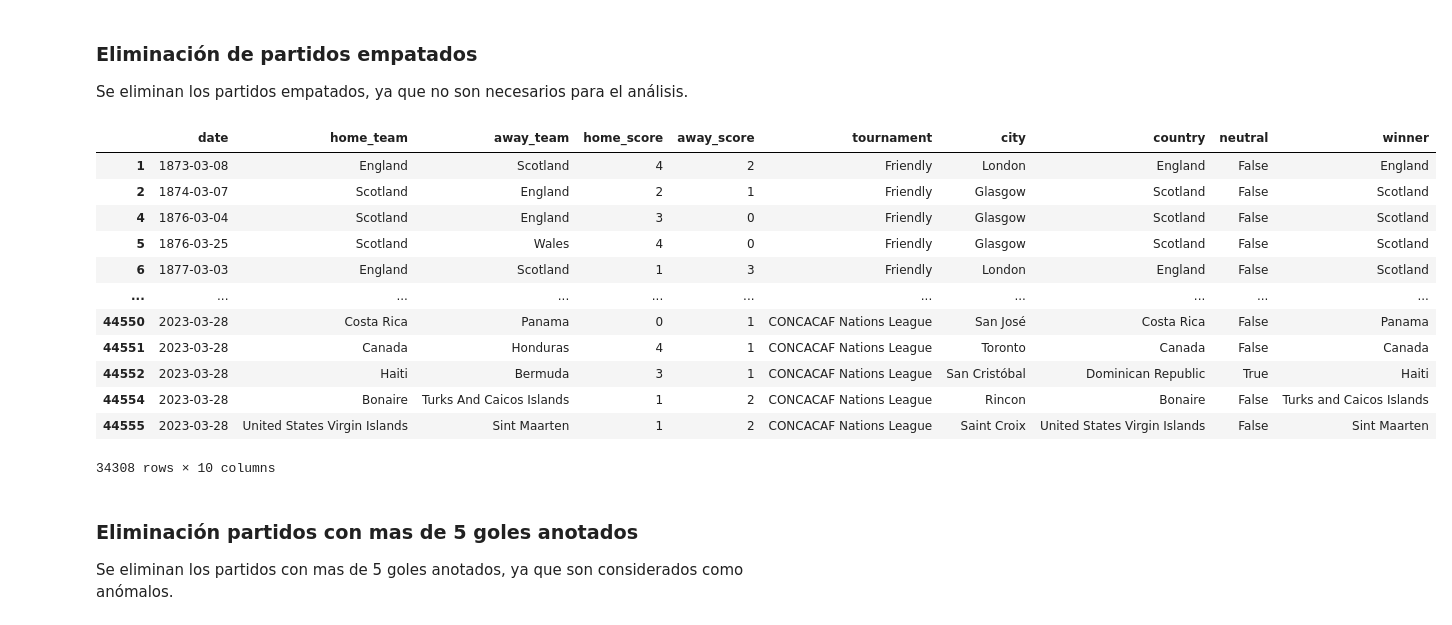
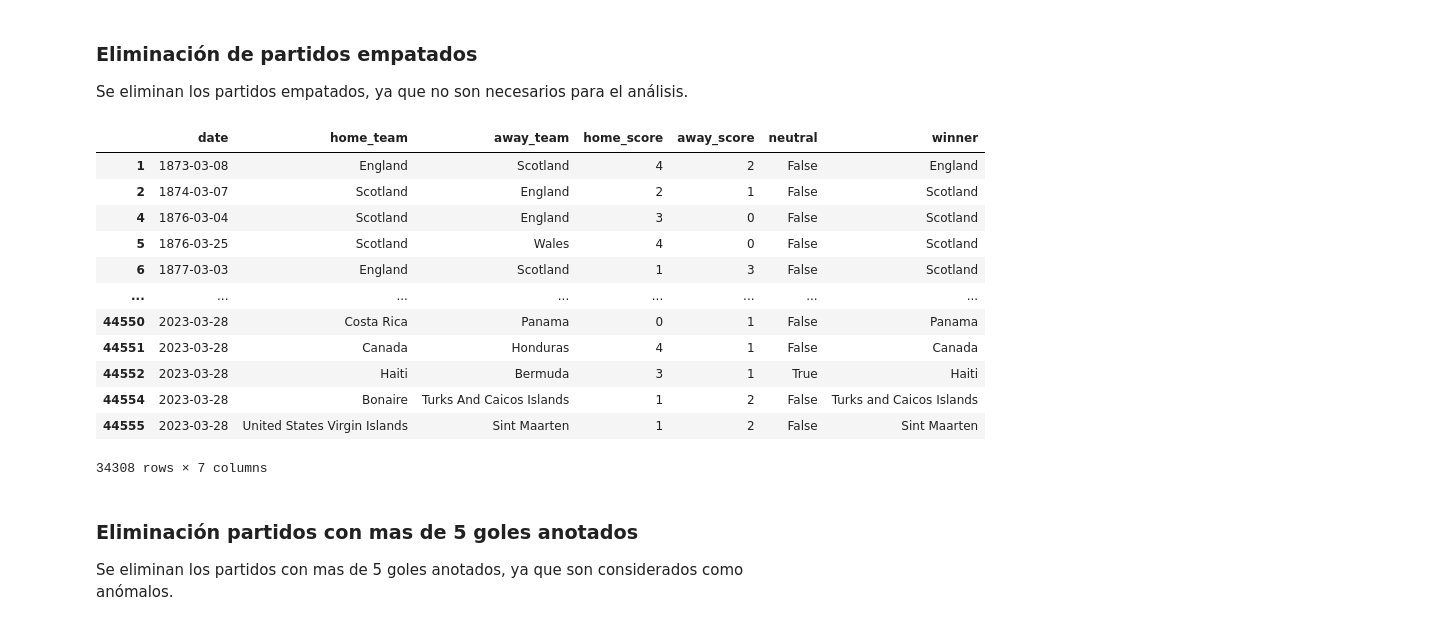
Before and after one commit to AlexTorresDev/Analisis-de-Datos, a Jupyter notebook: notebooks/Proyecto final.ipynb, the cells around one changed output. Drawn from its saved outputs; the diff is of its cells as text; code cells hidden in the pictures.

```diff
--- a/notebooks/Proyecto final.ipynb
+++ b/notebooks/Proyecto final.ipynb
@@ -29,19 +32,19 @@ dfResults
 ### Creación de la columna "ganador"
 # %%
 conditions = [
-    dfResults['home_score'] > dfResults['away_score'],
-    dfResults['away_score'] > dfResults['home_score'],
-    dfResults['home_score'] == dfResults['away_score']
+    df_results['home_score'] > df_results['away_score'],
+    df_results['away_score'] > df_results['home_score'],
+    df_results['home_score'] == df_results['away_score']
 ]
 
 choices = [
-    dfResults['home_team'],
-    dfResults['away_team'],
-    'Draw'
+    df_results['home_team'],
+    df_results['away_team'],
+    'Tie'
 ]
 
-dfResults['winner'] = np.select(conditions, choices)
+df_results['winner'] = np.select(conditions, choices)
 
-dfResults
+df_results
 # %% [output]
 |  | date | home_team | away_team | home_score | away_score | tournament | city | country | neutral | winner |
@@ -102,7 +105,7 @@ dfResults
 # %% [markdown]
 ### Eliminación de columnas innecesarias
 # %%
-dfResults.drop(['tournament', 'city', 'country'], axis=1)
+df_results = df_results.drop(['tournament', 'city', 'country'], axis=1)
 
-dfResults
+df_results
 # %% [output]
@@ -124,10 +127,10 @@ dfResults
 
 Se validan que los nombres de los equipos no posean espacios en blanco al inicio o al final, y que inicien en mayúscula.
 # %%
-dfResults['home_team'] = dfResults['home_team'].str.strip()
-dfResults['away_team'] = dfResults['away_team'].str.strip()
-dfResults['home_team'] = dfResults['home_team'].str.title()
-dfResults['away_team'] = dfResults['away_team'].str.title()
+df_results['home_team'] = df_results['home_team'].str.strip()
+df_results['away_team'] = df_results['away_team'].str.strip()
+df_results['home_team'] = df_results['home_team'].str.title()
+df_results['away_team'] = df_results['away_team'].str.title()
 
-dfResults
+df_results
 # %% [output]
@@ -149,8 +152,8 @@ dfResults
 
 Se valida que las columnas de goles anotados sean de tipo numérico.
 # %%
-dfResults['home_score'] = dfResults['home_score'].astype(int)
-dfResults['away_score'] = dfResults['away_score'].astype(int)
+df_results['home_score'] = df_results['home_score'].astype(int)
+df_results['away_score'] = df_results['away_score'].astype(int)
 # %% [markdown]
 ## Datos anómalos
 
@@ -199,23 +211,23 @@ barGraphWinners()
 
 Se eliminan los partidos empatados, ya que no son necesarios para el análisis.
 # %%
-dfResults.drop(index=dfResults[dfResults['winner'] == 'Draw'].index, inplace=True)
+df_results.drop(index=df_results[df_results['winner'] == 'Tie'].index, inplace=True)
 
-dfResults
+df_results
 # %% [output]
-|  | date | home_team | away_team | home_score | away_score | tournament | city | country | neutral | winner |
-| 1 | 1873-03-08 | England | Scotland | 4 | 2 | Friendly | London | England | False | England |
-| 2 | 1874-03-07 | Scotland | England | 2 | 1 | Friendly | Glasgow | Scotland | False | Scotland |
-| 4 | 1876-03-04 | Scotland | England | 3 | 0 | Friendly | Glasgow | Scotland | False | Scotland |
-| 5 | 1876-03-25 | Scotland | Wales | 4 | 0 | Friendly | Glasgow | Scotland | False | Scotland |
-| 6 | 1877-03-03 | England | Scotland | 1 | 3 | Friendly | London | England | False | Scotland |
-| ... | ... | ... | ... | ... | ... | ... | ... | ... | ... | ... |
-| 44550 | 2023-03-28 | Costa Rica | Panama | 0 | 1 | CONCACAF Nations League | San José | Costa Rica | False | Panama |
-| 44551 | 2023-03-28 | Canada | Honduras | 4 | 1 | CONCACAF Nations League | Toronto | Canada | False | Canada |
-| 44552 | 2023-03-28 | Haiti | Bermuda | 3 | 1 | CONCACAF Nations League | San Cristóbal | Dominican Republic | True | Haiti |
-| 44554 | 2023-03-28 | Bonaire | Turks And Caicos Islands | 1 | 2 | CONCACAF Nations League | Rincon | Bonaire | False | Turks and Caicos Islands |
-| 44555 | 2023-03-28 | United States Virgin Islands | Sint Maarten | 1 | 2 | CONCACAF Nations League | Saint Croix | United States Virgin Islands | False | Sint Maarten |
+|  | date | home_team | away_team | home_score | away_score | neutral | winner |
+| 1 | 1873-03-08 | England | Scotland | 4 | 2 | False | England |
+| 2 | 1874-03-07 | Scotland | England | 2 | 1 | False | Scotland |
+| 4 | 1876-03-04 | Scotland | England | 3 | 0 | False | Scotland |
+| 5 | 1876-03-25 | Scotland | Wales | 4 | 0 | False | Scotland |
+| 6 | 1877-03-03 | England | Scotland | 1 | 3 | False | Scotland |
+| ... | ... | ... | ... | ... | ... | ... | ... |
+| 44550 | 2023-03-28 | Costa Rica | Panama | 0 | 1 | False | Panama |
+| 44551 | 2023-03-28 | Canada | Honduras | 4 | 1 | False | Canada |
+| 44552 | 2023-03-28 | Haiti | Bermuda | 3 | 1 | True | Haiti |
+| 44554 | 2023-03-28 | Bonaire | Turks And Caicos Islands | 1 | 2 | False | Turks and Caicos Islands |
+| 44555 | 2023-03-28 | United States Virgin Islands | Sint Maarten | 1 | 2 | False | Sint Maarten |
-34308 rows × 10 columns
+34308 rows × 7 columns
 # %% [markdown]
 ### Eliminación partidos con mas de 5 goles anotados
 
```
Also changed, not shown: parts of 18 cells of this notebook.
